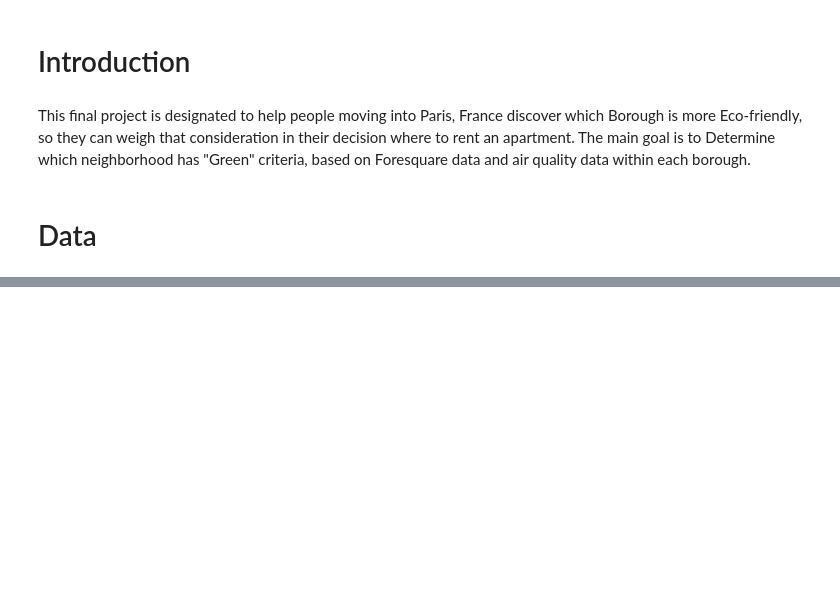
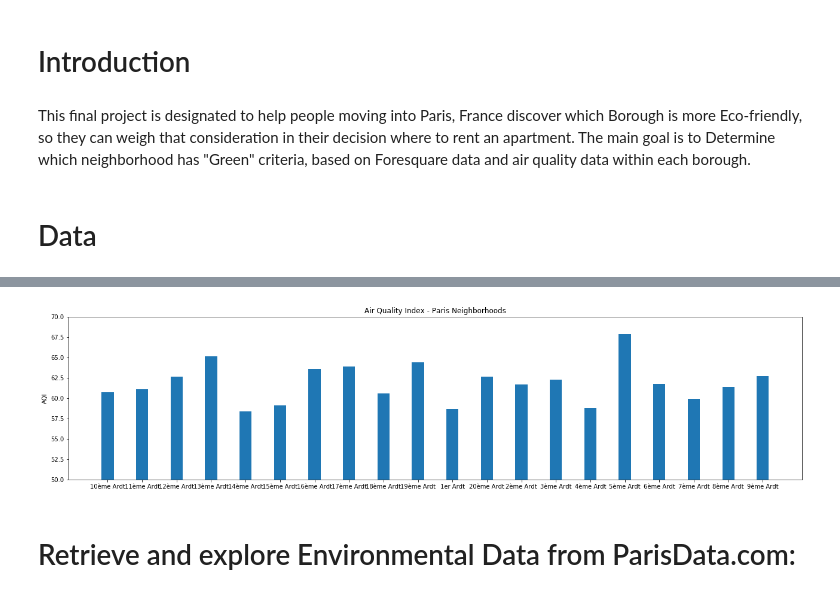
Before and after one commit to Eyal-Hashim/Coursera_Capstone, a Jupyter notebook: Capstone Project.ipynb, the cells around one changed output, grey strips where cells are left out. Drawn from its saved outputs; the diff is of its cells as text; code cells hidden in the pictures; blank space fills up the shorter version.

```diff
--- a/Capstone Project.ipynb
+++ b/Capstone Project.ipynb
@@ -15,0 +76,11 @@ In order to answer the question above, data on the twenty arrondissements of Par
+# %%
+## In this section, latitude and longitude centroids of each neighborhood are extracted from the Paris city online database
+url = "https://opendata.paris.fr/api/records/1.0/search/?dataset=arrondissements&rows=20"
+response = urlopen(url)
+LATLON_data = json.loads(response.read())
+LATLON_df = json_normalize(LATLON_data["records"])
+LATLON_df2 = LATLON_df[["geometry.coordinates","fields.l_ar"]]
+LATLON_df2[['longitude','latitude']] = pd.DataFrame(LATLON_df2["geometry.coordinates"].values.tolist(), index= LATLON_df2.index)
+LATLON_df3 = LATLON_df2.drop(["geometry.coordinates"], axis=1)
+LATLON_df3.columns = LATLON_df3.columns.str.replace('fields.l_ar','Neighborhood')
+LATLON_df3
@@ -15,0 +319,3 @@ In order to answer the question above, data on the twenty arrondissements of Par
+# %%
+# making the API request using the getAQI function written in the previous section
+AQI_final = getAQI(LATLON_df3["Neighborhood"],LATLON_df3["latitude"],LATLON_df3["longitude"])
@@ -15,0 +363,19 @@ In order to answer the question above, data on the twenty arrondissements of Par
+# %%
+# visualize the air quality data:
+AQI_final2 = AQI_final.sort_values(by=['neighborhood'], ascending=True)
+labels = AQI_final2["neighborhood"]
+width = 0.35       # the width of the bars: can also be len(x) sequence
+Air_Quality = AQI_final2["AQI_NBHD"]
+
+fig, ax = plt.subplots(figsize=(22,5))
+
+ax.bar(labels, Air_Quality, width)
+ax.set_ylabel('AQI')
+ax.set_title('Air Quality Index - Paris Neighborhoods')
+axes = plt.gca()
+axes.set_ylim([50,70])
+plt.show()
+# %% [output]
+[figure, added]
+# %% [markdown]
+# Retrieve and explore Environmental Data from ParisData.com:
```
Also changed, not shown: parts of 40 cells of this notebook.
